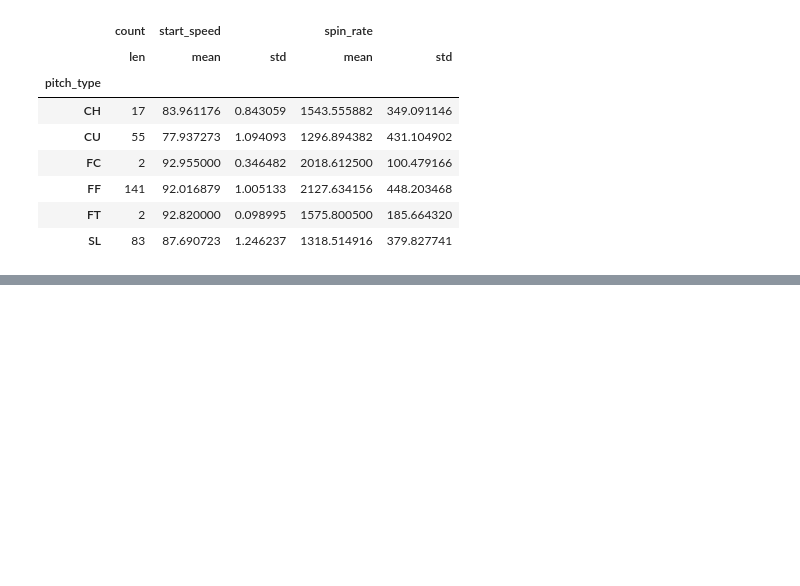
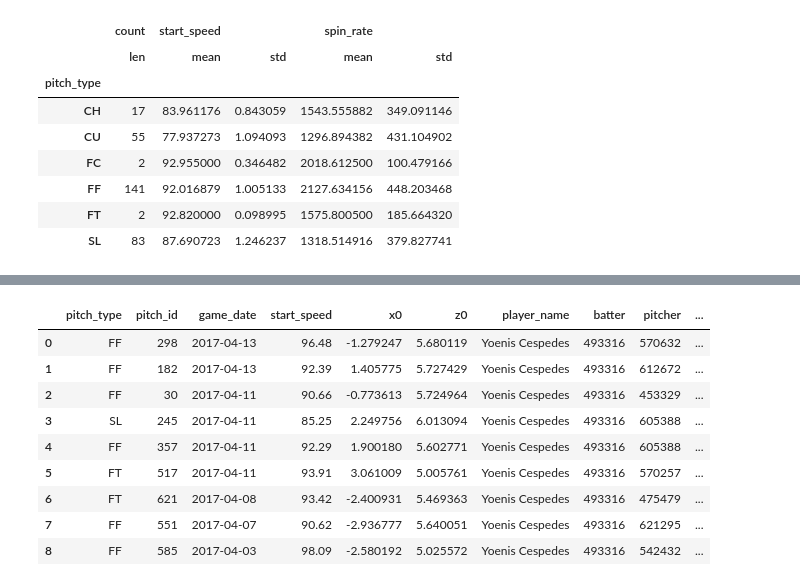
Before and after one commit to rlucioni/statcast, a Jupyter notebook: statcast/statcast.ipynb, the cells around one changed output, grey strips where cells are left out. Saved outputs shown, nothing was run; the diff lists cells and outputs as text; code cells hidden in the pictures; blank space fills up the shorter version.

```diff
--- a/statcast/statcast.ipynb
+++ b/statcast/statcast.ipynb
@@ -120,0 +193,14 @@ pyplot.bar(xs, spin_rate_means, yerr=spin_rate_stds, tick_label=pitch_df.index)
+# %%
+cespedes_df = pandas.read_csv(cespedes)
+cespedes_df.head(10)
+# %% [output]
+|  | pitch_type | pitch_id | game_date | start_speed | x0 | z0 | player_name | batter | pitcher | ... |
+| 0 | FF | 298 | 2017-04-13 | 96.48 | -1.279247 | 5.680119 | Yoenis Cespedes | 493316 | 570632 | ... |
+| 1 | FF | 182 | 2017-04-13 | 92.39 | 1.405775 | 5.727429 | Yoenis Cespedes | 493316 | 612672 | ... |
+| 2 | FF | 30 | 2017-04-11 | 90.66 | -0.773613 | 5.724964 | Yoenis Cespedes | 493316 | 453329 | ... |
+| 3 | SL | 245 | 2017-04-11 | 85.25 | 2.249756 | 6.013094 | Yoenis Cespedes | 493316 | 605388 | ... |
+| 4 | FF | 357 | 2017-04-11 | 92.29 | 1.900180 | 5.602771 | Yoenis Cespedes | 493316 | 605388 | ... |
+| 5 | FT | 517 | 2017-04-11 | 93.91 | 3.061009 | 5.005761 | Yoenis Cespedes | 493316 | 570257 | ... |
+| 6 | FT | 621 | 2017-04-08 | 93.42 | -2.400931 | 5.469363 | Yoenis Cespedes | 493316 | 475479 | ... |
+| 7 | FF | 551 | 2017-04-07 | 90.62 | -2.936777 | 5.640051 | Yoenis Cespedes | 493316 | 621295 | ... |
+| 8 | FF | 585 | 2017-04-03 | 98.09 | -2.580192 | 5.025572 | Yoenis Cespedes | 493316 | 542432 | ... |
```
Also changed, not shown: parts of 13 cells of this notebook, 1 other file.
